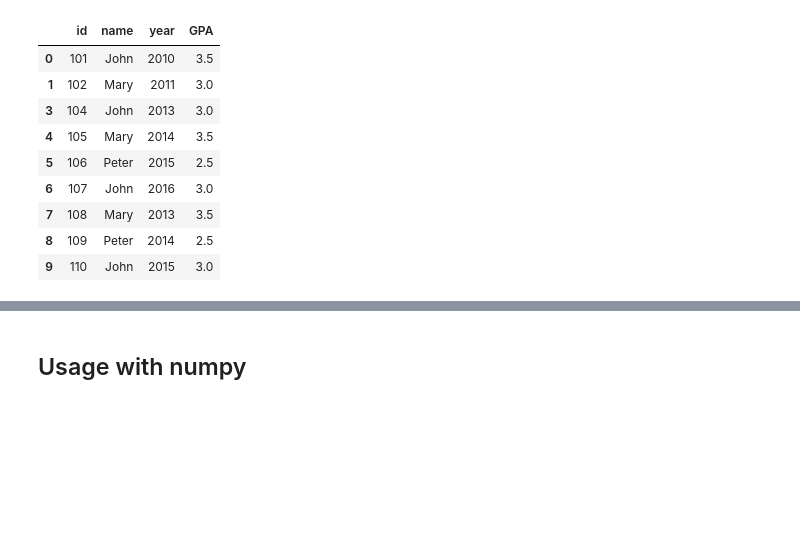
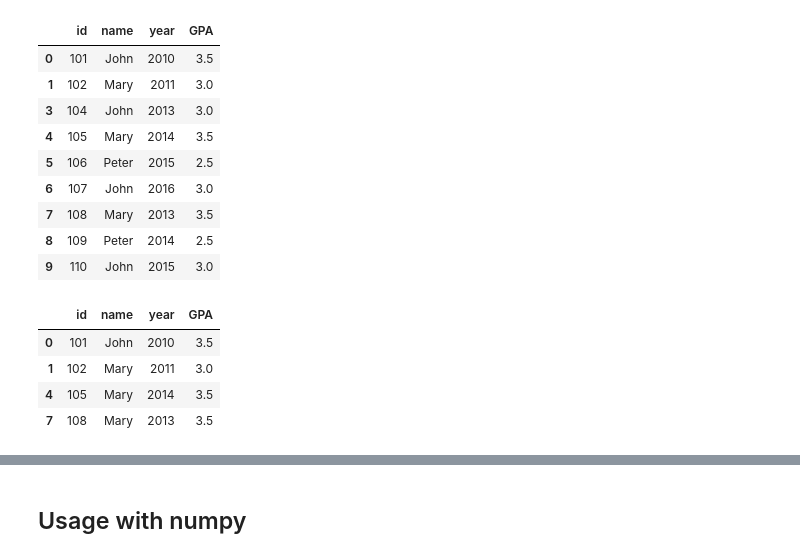
Before and after one commit to syncdoth/HKUST-KSA-ML-Study, a Jupyter notebook: pandas_basics/pandas_basic.ipynb, the cells around one changed output, grey strips where cells are left out. Cells and saved outputs as stored; diff of their text form; code cells hidden in the pictures; blank space fills up the shorter version.

```diff
--- a/pandas_basics/pandas_basic.ipynb
+++ b/pandas_basics/pandas_basic.ipynb
@@ -99,6 +101,16 @@ df[(df['GPA'] >= 3.0) | (df['id'] > 103)]
 | 7 | 108 | Mary | 2013 | 3.5 |
 | 8 | 109 | Peter | 2014 | 2.5 |
 | 9 | 110 | John | 2015 | 3.0 |
+# %%
+# (year < 2015 and GPA == 3.5)   or name == Mary
+
+df[((df['year'] < 2015) & (df['GPA'] == 3.5)) | (df['name'] == "Mary")]
+# %% [output]
+|  | id | name | year | GPA |
+| 0 | 101 | John | 2010 | 3.5 |
+| 1 | 102 | Mary | 2011 | 3.0 |
+| 4 | 105 | Mary | 2014 | 3.5 |
+| 7 | 108 | Mary | 2013 | 3.5 |
 # %%
 # Indexing by integer row
 df.iloc[0:5]
```
Also changed, not shown: parts of 5 cells of this notebook, 1 other file.
